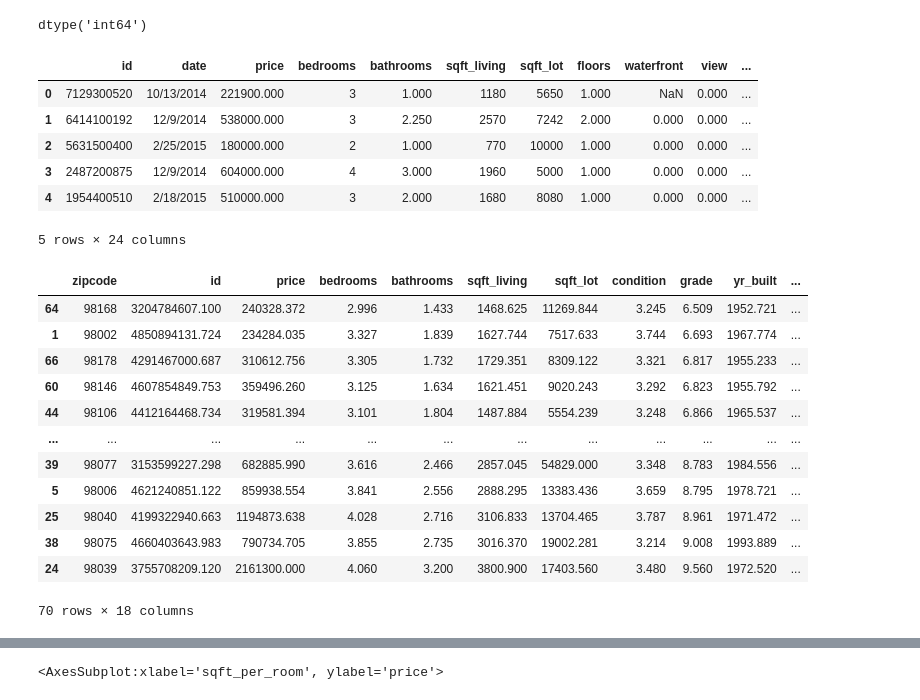
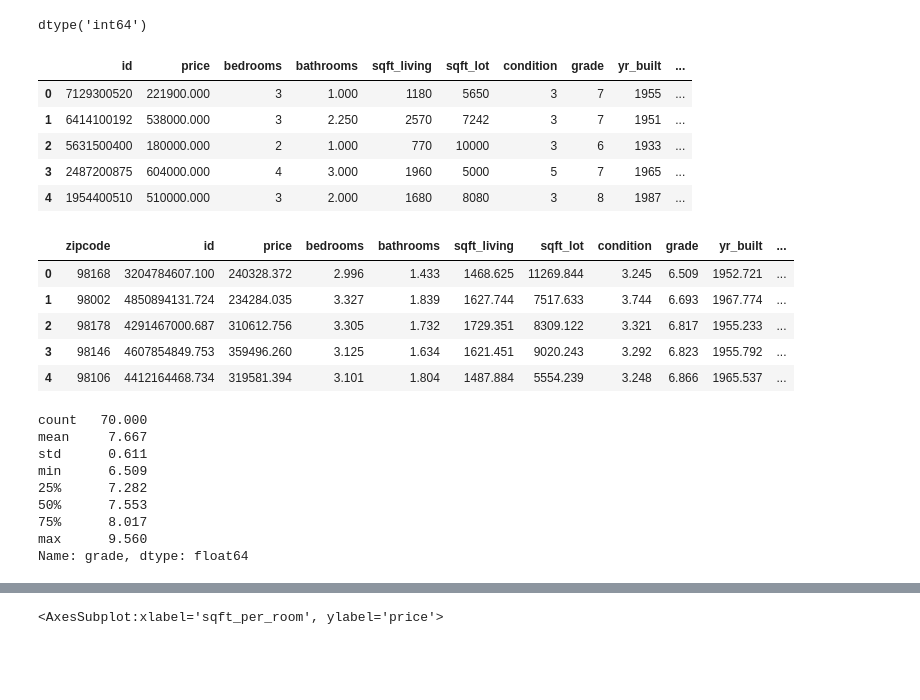
Before and after one commit to Leee-P/EDA_project, a Jupyter notebook: EDA_project_leon.ipynb, the cells around one changed output, grey strips where cells are left out. Drawn from its saved outputs; the diff is of its cells as text; code cells hidden in the pictures; blank space fills up the shorter version.

```diff
--- a/EDA_project_leon.ipynb
+++ b/EDA_project_leon.ipynb
@@ -273,38 +273,42 @@ df['zipcode'].dtype
 dtype('int64')
 # %%
 # Correlation between Price and Ratio sqft_living/n_bedrooms
-df['sqft_per_room'] = df['sqft_living'] / df['bedrooms']
-df['price_per_sqft'] = df['price'] / df['sqft_living']
-df['price_per_sqft15'] = df['price'] / df['sqft_living15']
-df.head()
+df_new['sqft_per_room'] = df_new['sqft_living'] / df_new['bedrooms']
+df_new['price_per_sqft'] = df_new['price'] / df_new['sqft_living']
+#df['price_per_sqft15'] = df['price'] / df['sqft_living15']
+df_new.head()
 # %% [output]
-|  | id | date | price | bedrooms | bathrooms | sqft_living | sqft_lot | floors | waterfront | view | ... |
-| 0 | 7129300520 | 10/13/2014 | 221900.000 | 3 | 1.000 | 1180 | 5650 | 1.000 | NaN | 0.000 | ... |
-| 1 | 6414100192 | 12/9/2014 | 538000.000 | 3 | 2.250 | 2570 | 7242 | 2.000 | 0.000 | 0.000 | ... |
-| 2 | 5631500400 | 2/25/2015 | 180000.000 | 2 | 1.000 | 770 | 10000 | 1.000 | 0.000 | 0.000 | ... |
-| 3 | 2487200875 | 12/9/2014 | 604000.000 | 4 | 3.000 | 1960 | 5000 | 1.000 | 0.000 | 0.000 | ... |
-| 4 | 1954400510 | 2/18/2015 | 510000.000 | 3 | 2.000 | 1680 | 8080 | 1.000 | 0.000 | 0.000 | ... |
+|  | id | price | bedrooms | bathrooms | sqft_living | sqft_lot | condition | grade | yr_built | ... |
+| 0 | 7129300520 | 221900.000 | 3 | 1.000 | 1180 | 5650 | 3 | 7 | 1955 | ... |
+| 1 | 6414100192 | 538000.000 | 3 | 2.250 | 2570 | 7242 | 3 | 7 | 1951 | ... |
+| 2 | 5631500400 | 180000.000 | 2 | 1.000 | 770 | 10000 | 3 | 6 | 1933 | ... |
+| 3 | 2487200875 | 604000.000 | 4 | 3.000 | 1960 | 5000 | 5 | 7 | 1965 | ... |
+| 4 | 1954400510 | 510000.000 | 3 | 2.000 | 1680 | 8080 | 3 | 8 | 1987 | ... |
-5 rows × 24 columns
 # %%
 #group by zip code, mean grade
-df_zip = df_new.groupby('zipcode').mean('grade').reset_index().sort_values('grade')
-df_zip
+df_zip = df_new.groupby('zipcode').mean('grade').reset_index().sort_values('grade').reset_index(drop=True)
+df_zip.head()
 #df_job_salary = data_compensation.groupby('latest_job_role').mean('Salary').reset_index()
 #df_job_salary.head()
 # %% [output]
 |  | zipcode | id | price | bedrooms | bathrooms | sqft_living | sqft_lot | condition | grade | yr_built | ... |
-| 64 | 98168 | 3204784607.100 | 240328.372 | 2.996 | 1.433 | 1468.625 | 11269.844 | 3.245 | 6.509 | 1952.721 | ... |
+| 0 | 98168 | 3204784607.100 | 240328.372 | 2.996 | 1.433 | 1468.625 | 11269.844 | 3.245 | 6.509 | 1952.721 | ... |
 | 1 | 98002 | 4850894131.724 | 234284.035 | 3.327 | 1.839 | 1627.744 | 7517.633 | 3.744 | 6.693 | 1967.774 | ... |
-| 66 | 98178 | 4291467000.687 | 310612.756 | 3.305 | 1.732 | 1729.351 | 8309.122 | 3.321 | 6.817 | 1955.233 | ... |
-| 60 | 98146 | 4607854849.753 | 359496.260 | 3.125 | 1.634 | 1621.451 | 9020.243 | 3.292 | 6.823 | 1955.792 | ... |
-| 44 | 98106 | 4412164468.734 | 319581.394 | 3.101 | 1.804 | 1487.884 | 5554.239 | 3.248 | 6.866 | 1965.537 | ... |
-| ... | ... | ... | ... | ... | ... | ... | ... | ... | ... | ... | ... |
-| 39 | 98077 | 3153599227.298 | 682885.990 | 3.616 | 2.466 | 2857.045 | 54829.000 | 3.348 | 8.783 | 1984.556 | ... |
-| 5 | 98006 | 4621240851.122 | 859938.554 | 3.841 | 2.556 | 2888.295 | 13383.436 | 3.659 | 8.795 | 1978.721 | ... |
-| 25 | 98040 | 4199322940.663 | 1194873.638 | 4.028 | 2.716 | 3106.833 | 13704.465 | 3.787 | 8.961 | 1971.472 | ... |
-| 38 | 98075 | 4660403643.983 | 790734.705 | 3.855 | 2.735 | 3016.370 | 19002.281 | 3.214 | 9.008 | 1993.889 | ... |
-| 24 | 98039 | 3755708209.120 | 2161300.000 | 4.060 | 3.200 | 3800.900 | 17403.560 | 3.480 | 9.560 | 1972.520 | ... |
+| 2 | 98178 | 4291467000.687 | 310612.756 | 3.305 | 1.732 | 1729.351 | 8309.122 | 3.321 | 6.817 | 1955.233 | ... |
+| 3 | 98146 | 4607854849.753 | 359496.260 | 3.125 | 1.634 | 1621.451 | 9020.243 | 3.292 | 6.823 | 1955.792 | ... |
+| 4 | 98106 | 4412164468.734 | 319581.394 | 3.101 | 1.804 | 1487.884 | 5554.239 | 3.248 | 6.866 | 1965.537 | ... |
-70 rows × 18 columns
+# %%
+df_zip['grade'].describe()
+# %% [output]
+count   70.000
+mean     7.667
+std      0.611
+min      6.509
+25%      7.282
+50%      7.553
+75%      8.017
+max      9.560
+Name: grade, dtype: float64
 # %%
 #create a plot with the mean grade ranking grouped by zipcode
 sns.barplot(x=df_zip['zipcode'],y=df_zip['grade'])
```
Also changed, not shown: parts of 12 cells of this notebook.
